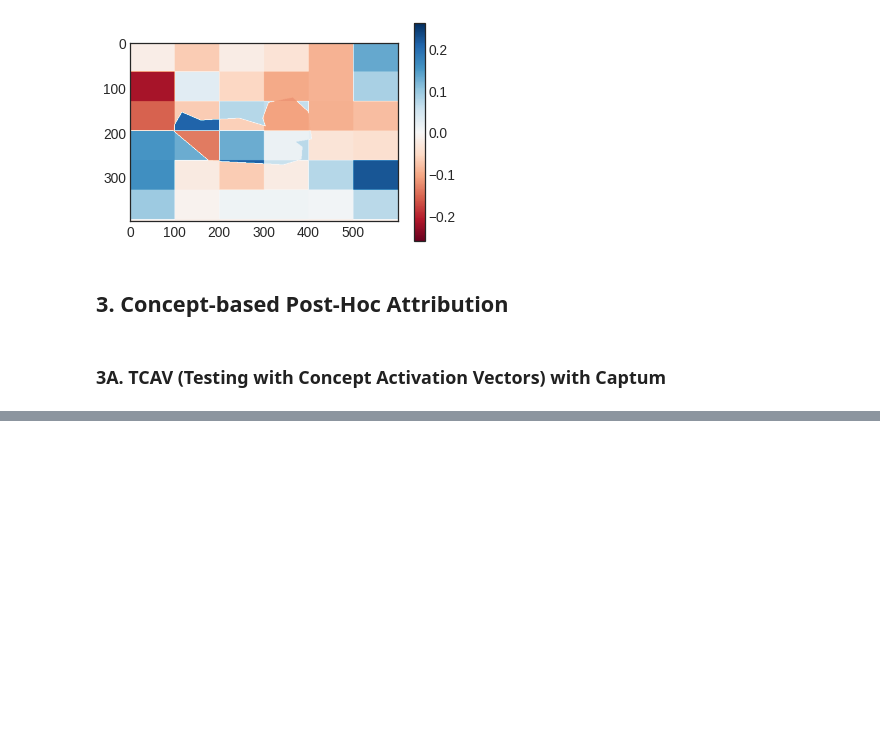
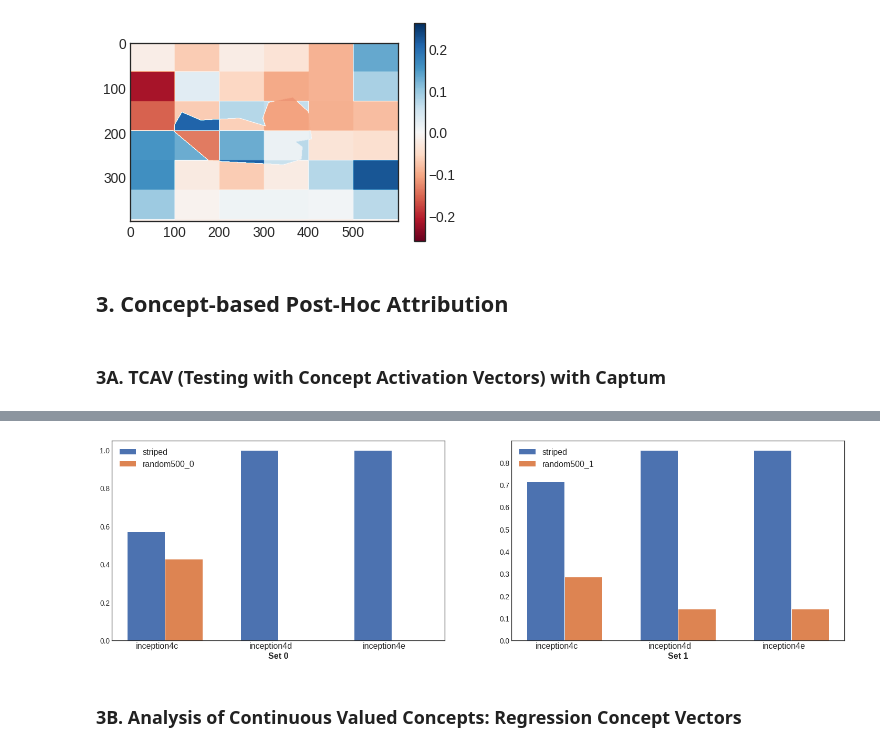
Before and after one commit to maragraziani/InterpretabilityVISUM22, a Jupyter notebook: Interpretability.ipynb, the cells around one changed output, grey strips where cells are left out. Saved outputs shown, nothing was run; the diff lists cells and outputs as text; code cells hidden in the pictures; blank space fills up the shorter version.

```diff
--- a/Interpretability.ipynb
+++ b/Interpretability.ipynb
@@ -585,0 +633,11 @@ random_1_concept = assemble_concept("random_1", 4, concepts_path=concepts_path)
+# %%
+# zebra class index
+
+zebra_ind = 340
+
+tcav_scores_w_random = mytcav.interpret(inputs=zebra_tensors,
+                                        experimental_sets=experimental_set_rand,
+                                        target=zebra_ind,
+                                        n_steps=5,
+                                       )
+tcav_scores_w_random
@@ -585,0 +660,37 @@ random_1_concept = assemble_concept("random_1", 4, concepts_path=concepts_path)
+# %%
+def format_float(f):
+    return float('{:.3f}'.format(f) if abs(f) >= 0.0005 else '{:.3e}'.format(f))
+
+def plot_tcav_scores(experimental_sets, tcav_scores):
+    fig, ax = plt.subplots(1, len(experimental_sets), figsize = (25, 7))
+
+    barWidth = 1 / (len(experimental_sets[0]) + 1)
+
+    for idx_es, concepts in enumerate(experimental_sets):
+
+        concepts = experimental_sets[idx_es]
+        concepts_key = concepts_to_str(concepts)
+
+        pos = [np.arange(len(layers))]
+        for i in range(1, len(concepts)):
+            pos.append([(x + barWidth) for x in pos[i-1]])
+        _ax = (ax[idx_es] if len(experimental_sets) > 1 else ax)
+        for i in range(len(concepts)):
+            val = [format_float(scores['sign_count'][i]) for layer, scores in tcav_scores[concepts_key].items()]
+            _ax.bar(pos[i], val, width=barWidth, edgecolor='white', label=concepts[i].name)
+
+        # Add xticks on the middle of the group bars
+        _ax.set_xlabel('Set {}'.format(str(idx_es)), fontweight='bold', fontsize=16)
+        _ax.set_xticks([r + 0.3 * barWidth for r in range(len(layers))])
+        _ax.set_xticklabels(layers, fontsize=16)
+
+        # Create legend & Show graphic
+        _ax.legend(fontsize=16)
+
+    plt.show()
+# %%
+plot_tcav_scores(experimental_set_rand, tcav_scores_w_random)
+# %% [output]
+[figure, added]
+# %% [markdown]
+### 3B. Analysis of Continuous Valued Concepts: Regression Concept Vectors
```
Also changed, not shown: parts of 14 cells of this notebook.
